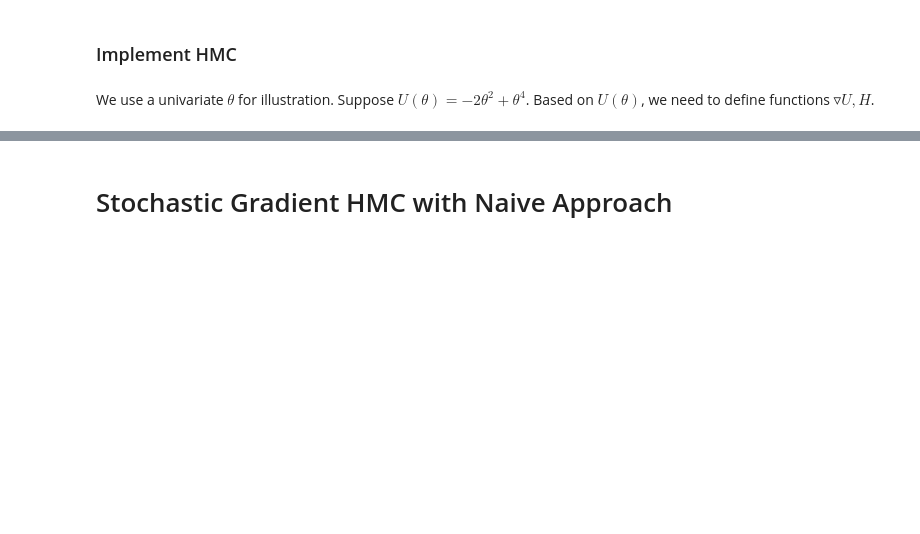
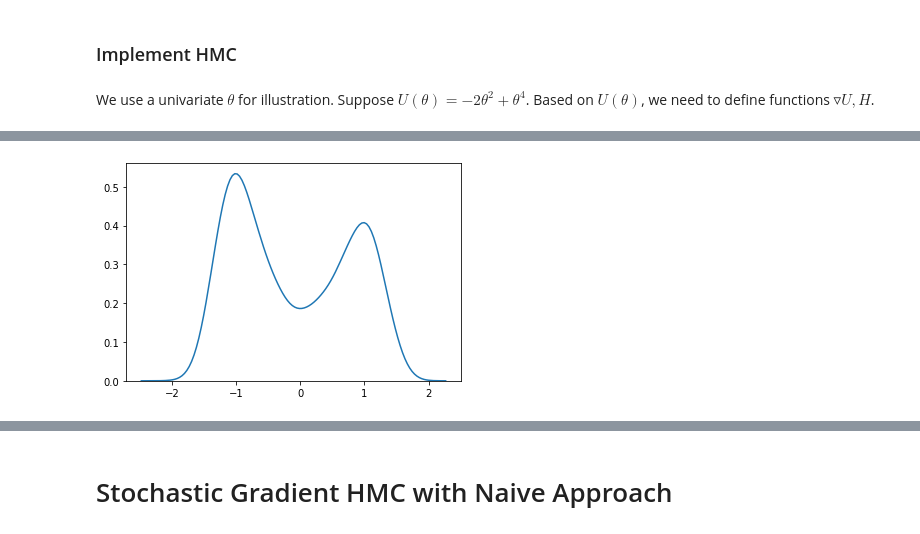
Before and after one commit to tzring/Stochastic-Gradient-HMC-with-Friction, a Jupyter notebook: SGHMC_friction.ipynb, the cells around one changed output, grey strips where cells are left out. Cells and saved outputs as stored; diff of their text form; code cells hidden in the pictures; blank space fills up the shorter version.

```diff
--- a/SGHMC_friction.ipynb
+++ b/SGHMC_friction.ipynb
@@ -57,0 +167,11 @@ def H(theta, r, M):
+# %%
+# simulated results for linear model, n = #{obs} = 100, p = 4 (p*p X matrix), s2 = 1, coef = [1,2,3,4]^T
+n, p = 100, 4
+s2 = 1
+X = np.c_[np.random.normal(size=n), np.random.normal(size=n), np.random.normal(size=n)]
+noise = np.random.normal(size=n).reshape(-1,1)
+beta = np.array([2,3,4]).reshape(-1,1)
+alpha = 1
+
+Y = X @ beta + alpha + noise
+data = np.c_[Y,X]
@@ -57,0 +311,5 @@ def H(theta, r, M):
+# %%
+%%time
+random.seed(100)
+theta1 = SGHMC_friction2(theta0 = np.array([0]),X = np.zeros((50,1)), gradU = gradU,
+                eps=0.1,sample_size=10000, B=np.array([0]),C=2*np.eye(1),batch_size = 10,burnin=500)
@@ -57,0 +319,5 @@ def H(theta, r, M):
+# %%
+sns.kdeplot(theta1.reshape(-1,))
+plt.show()
+# %% [output]
+[figure, added]
```
Also changed, not shown: parts of 53 cells of this notebook.
